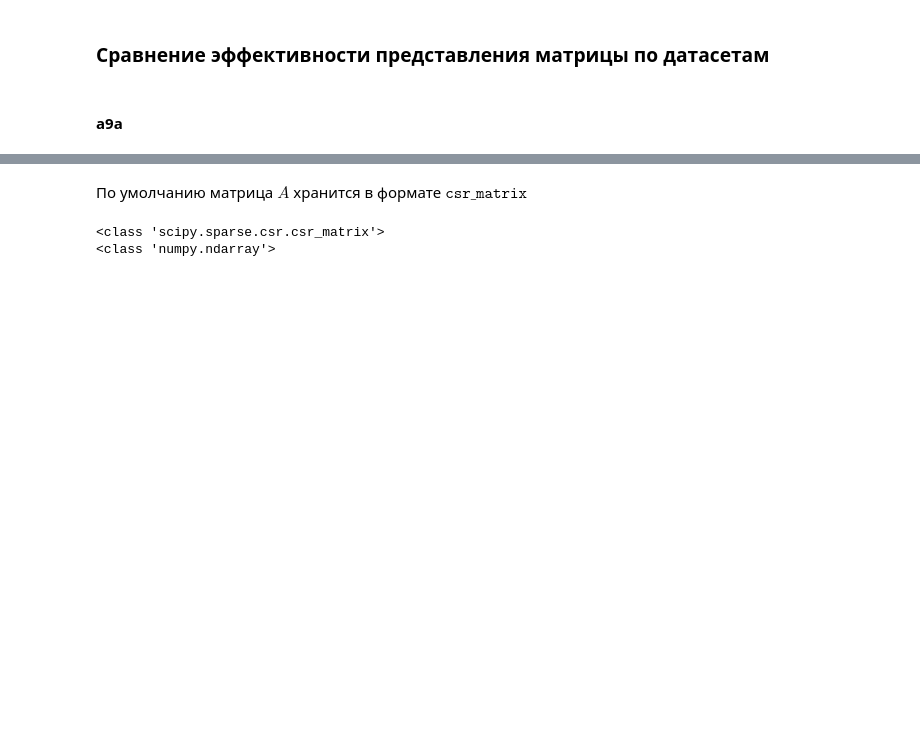
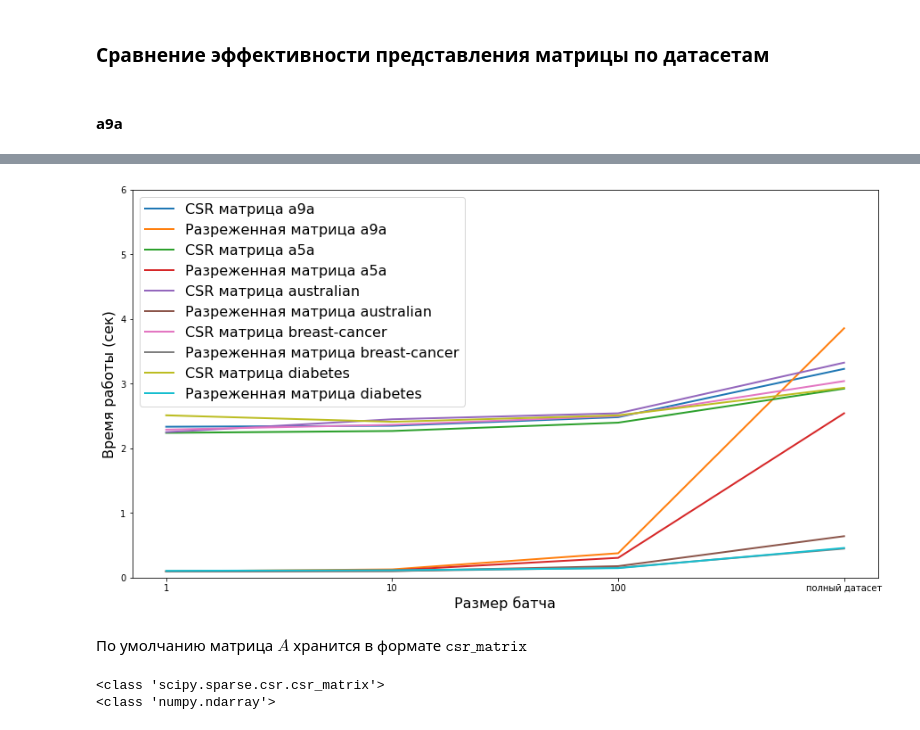
Before and after one commit to mickeymouseindahouse/made_opt_in_ml, a Jupyter notebook: homework_4/hw4.ipynb, the cells around one changed output, grey strips where cells are left out. Cells and saved outputs as stored; diff of their text form; code cells hidden in the pictures; blank space fills up the shorter version.

```diff
--- a/homework_4/hw4.ipynb
+++ b/homework_4/hw4.ipynb
@@ -97,9 +100,28 @@ $$
 #### a9a
 # %%
 datasets = ["a9a", "a5a", "australian", "breast-cancer", "diabetes"]
+time_map, sparse_time_map = defaultdict(list), defaultdict(list)
+num_of_tests = 10000
+
 for dataset in datasets:
     A, y, m, n, sparsity_A = prepare_data(dataset)
     L, average_L, worst_L = compute_L(dataset, A) #L может зависеть от запуска, поэтому для каждой задачи нужно сохранить свою константу L
+    denseA = A.toarray()
+    batch_indices = randint.rvs(low=0, high=m, size=10000000, random_state=None)
+    batch_sizes = [1, 10, 100, A.shape[0]]
+    for batch_size in batch_sizes:
+        x = norm_d.rvs(size=n)
+        _t0 = time.time()
+        for i in range(num_of_tests):
+            batch_ind = batch_indices[i*batch_size:(i+1)*batch_size]
+            logreg_grad(x, [A[batch_ind], y[batch_ind], 0, True])
+        time_map[dataset].append(time.time() - _t0)
+        _t0 = time.time()
+        for i in range(num_of_tests):
+            batch_ind = batch_indices[i*batch_size:(i+1)*batch_size]
+            logreg_grad(x, [denseA[batch_ind], y[batch_ind], 0, False])
+        sparse_time_map[dataset].append(time.time() - _t0)
+
     print(f"=============================== {dataset} ===============================")
     print("Константа гладкости всей функции: ", L)
     print("Средняя константа гладкости     : ", average_L)
@@ -125,6 +147,25 @@ for dataset in datasets:
 Константа гладкости всей функции:  8606.922539097415
 Средняя константа гладкости     :  10862.250377252869
 Худшая константа гладкости      :  189988.542101
+# %%
+fig = plt.figure(figsize=(15, 8))
+
+ax = fig.add_subplot(111)
+
+xs = ['1', '10', '100', 'полный датасет']
+
+for dataset in datasets:
+    ax.plot(xs, time_map[dataset], linewidth=2, label=f'CSR матрица {dataset}')
+    ax.plot(xs, sparse_time_map[dataset], linewidth=2, label=f'Разреженная матрица {dataset}')
+# ax.set_xlim((0.0, 0.01))
+ax.set_ylim((0.0, 6.0))
+ax.set_xlabel('Размер батча', fontsize=16)
+ax.set_ylabel('Время работы (сек)', fontsize=16)
+ax.legend(fontsize=16)
+
+plt.show()
+# %% [output]
+[figure, added]
 # %% [markdown]
 По умолчанию матрица $A$ хранится в формате $\texttt{csr_matrix}$
 # %%
```
Also changed, not shown: parts of 2 cells of this notebook.
